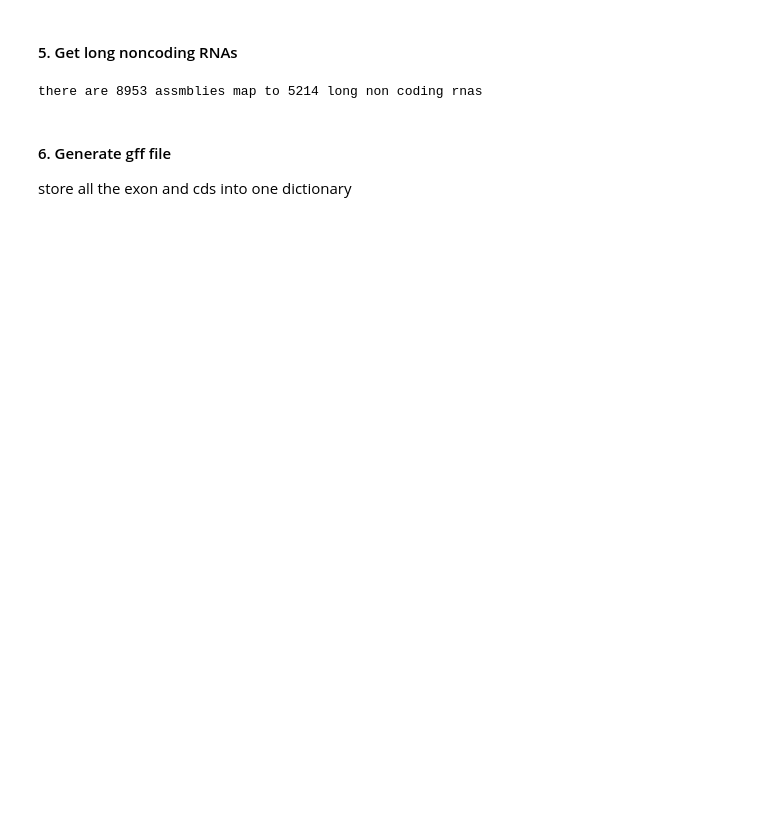
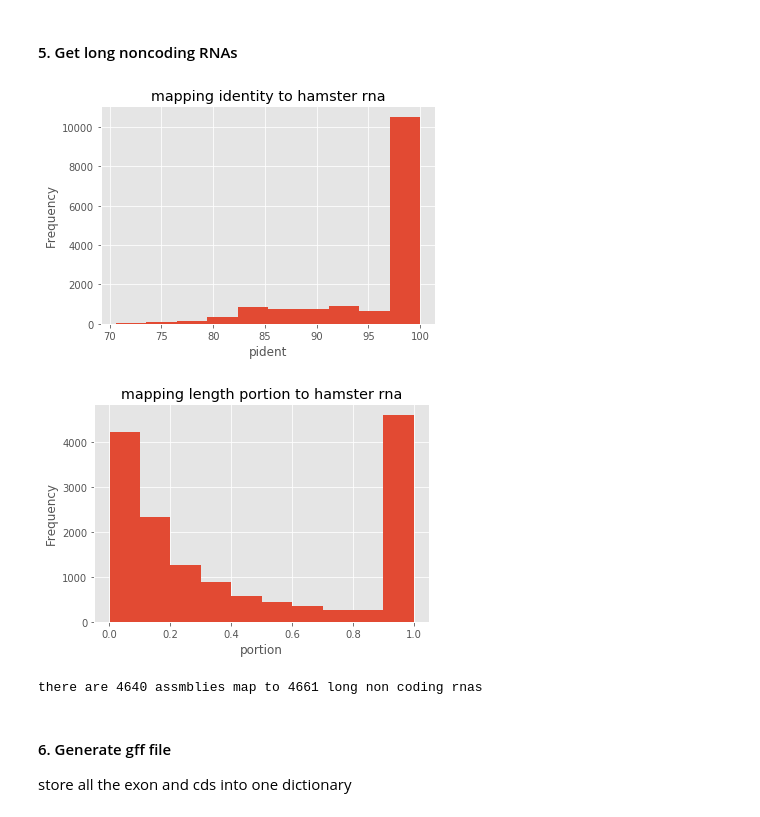
Before and after one commit to LewisLabUCSD/Proteogenomics, a Jupyter notebook: Annotation_stringtie.ipynb, the cells around one changed output. Cells and saved outputs as stored; diff of their text form; code cells hidden in the pictures; blank space fills up the shorter version.

Commit message:
complete coding

```diff
--- a/Annotation_stringtie.ipynb
+++ b/Annotation_stringtie.ipynb
@@ -393,17 +491,30 @@ there are 3411 transcripts have diff name below 6050 percent
 map2hamrna_df = pd.read_csv(map2ham_rna,sep='\t',header=None,names=['qacc',
         'sacc','pident','length','mismatch','gapopen','qstart','qend','sstart','send',
         'evalue','qlen','slen'])
+map2hamrna_df['qstart'] -= 1
 map2hamrna_df['score'] = map2hamrna_df['length']*map2hamrna_df['pident']
+map2hamrna_df['qlen_per'] = (map2hamrna_df['qend']-map2hamrna_df['qstart'])/map2hamrna_df['qlen']
 map2hamrna_df = map2hamrna_df[map2hamrna_df['sacc'].str.startswith('XR_')]
+# %%
+ax = map2hamrna_df['pident'].plot(kind='hist')
+_ = ax.set_title('mapping identity to hamster rna')
+_ = ax.set_xlabel('pident')
+plt.figure()
+ax = map2hamrna_df['qlen_per'].plot(kind='hist')
+_ = ax.set_title('mapping length portion to hamster rna')
+_ = ax.set_xlabel('portion')
+# %% [output]
+[figure, added]
+[figure, added]
 # %%
 idx = map2hamrna_df.groupby('qacc')['score'].transform(max)==map2hamrna_df['score']
 map2hamrna_df=map2hamrna_df[idx]
-
+map2hamrna_df = map2hamrna_df.query('pident>=0.6 & qlen_per>=0.7')
 lncRNA = map2hamrna_df['qacc'].unique().tolist()
 lncRNA = list(set(lncRNA)-set(pr_assms))
 print 'there are',len(lncRNA),'assmblies map to',map2hamrna_df['sacc'].unique().size,'long non coding rnas'
 # %% [output]
-there are 8953 assmblies map to 5214 long non coding rnas
+there are 4640 assmblies map to 4661 long non coding rnas
 # %%
 # build dictionary {asmb_id:gename}
 ham_only_assm_nm_dic = ham_uni_id[ham_uni_id['gnm_y'].isnull()]['gnm_x'].to_dict()
```
Also changed, not shown: parts of 38 cells of this notebook, 23 other files.
